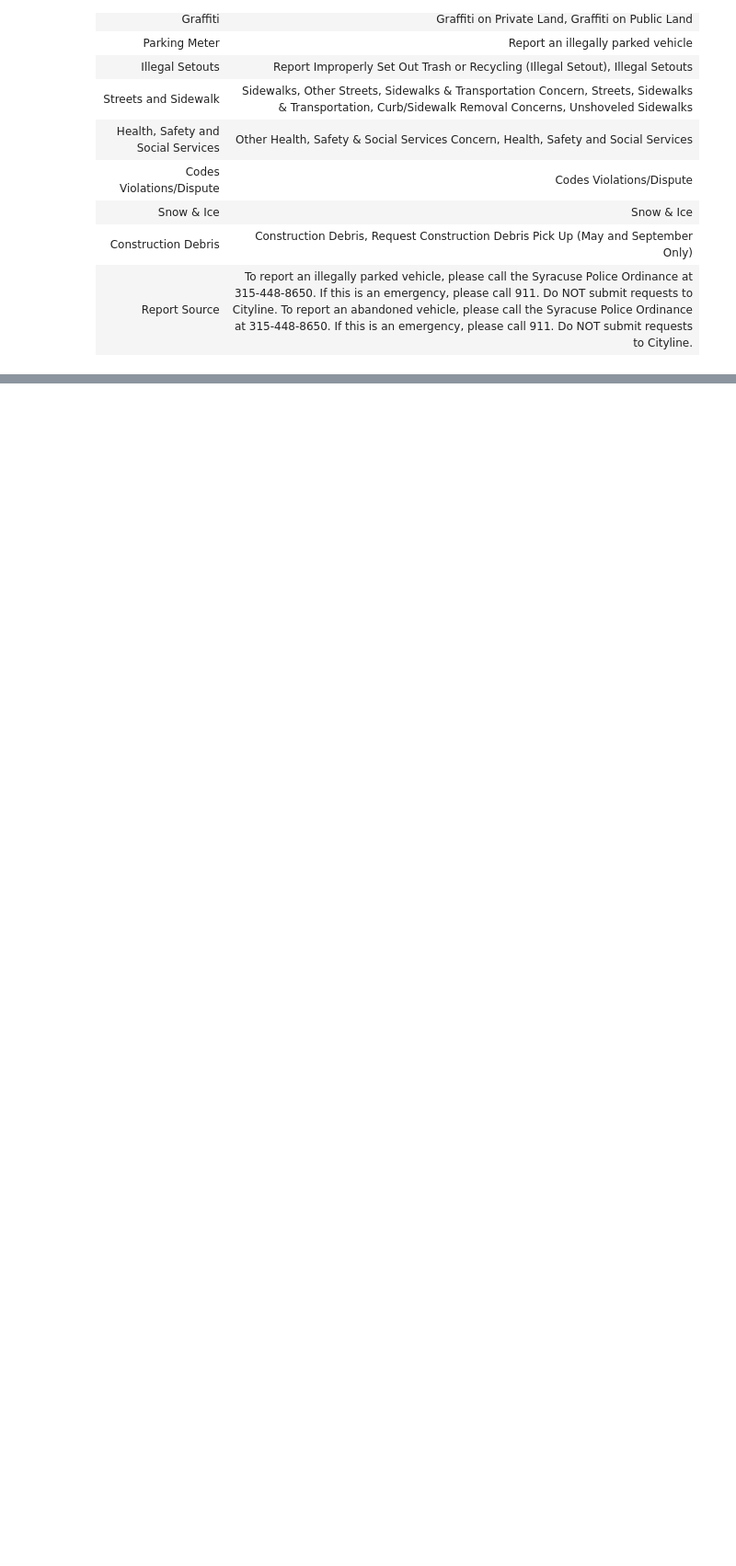
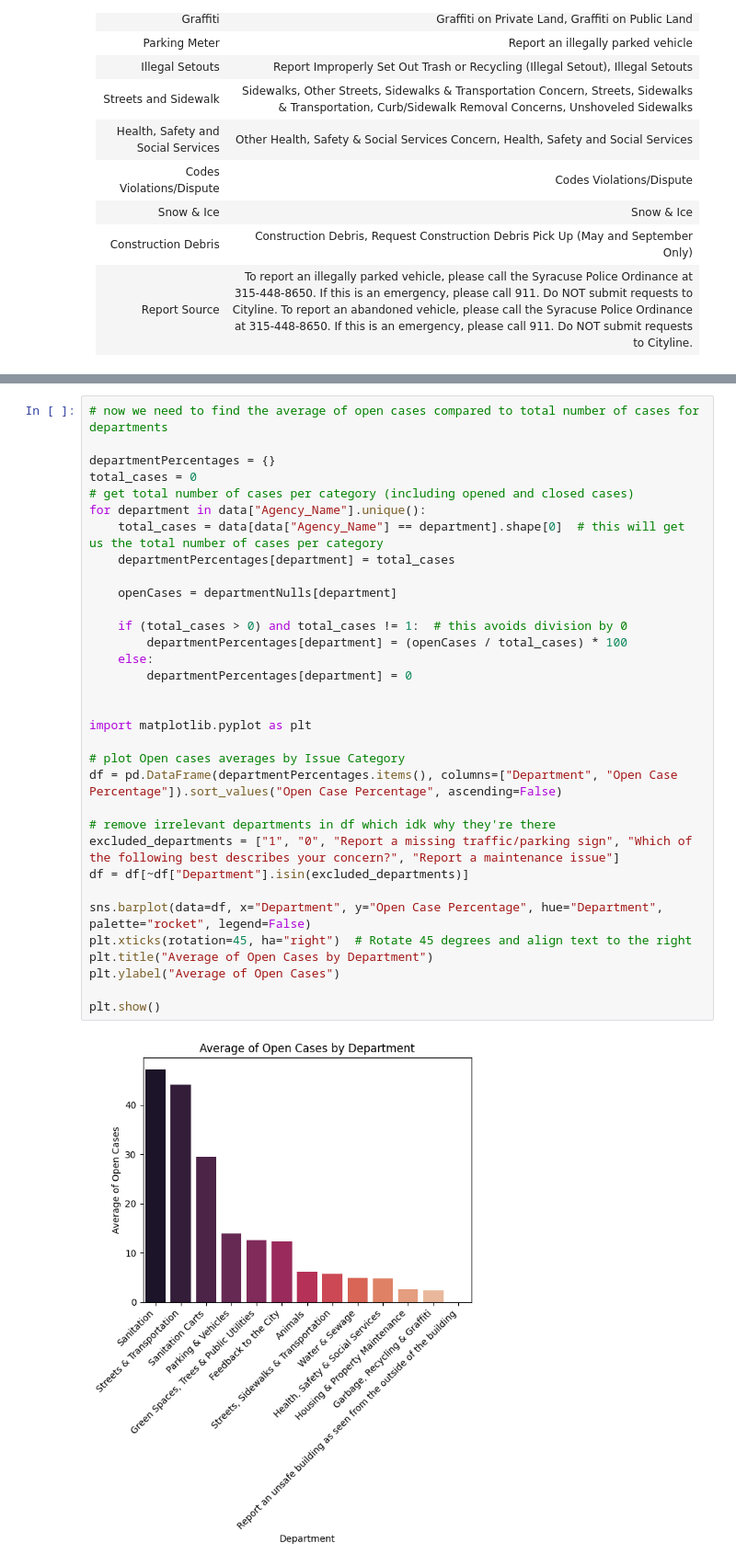
Before and after one commit to Daniwave100/Analyzing-Syracuse-Municipal-Complaint-Resolution, a Jupyter notebook: DataExploration.ipynb, the cells around one changed output, grey strips where cells are left out. Shown at 92% size. Drawn from its saved outputs; the diff is of its cells as text; blank space fills up the shorter version.

```diff
--- a/DataExploration.ipynb
+++ b/DataExploration.ipynb
@@ -230,0 +261,35 @@ Chief Operating Officer 2
+# %%
+# now we need to find the average of open cases compared to total number of cases for departments
+
+departmentPercentages = {}
+total_cases = 0
+# get total number of cases per category (including opened and closed cases)
+for department in data["Agency_Name"].unique():
+    total_cases = data[data["Agency_Name"] == department].shape[0]  # this will get us the total number of cases per category
+    departmentPercentages[department] = total_cases
+
+    openCases = departmentNulls[department]
+
+    if (total_cases > 0) and total_cases != 1:  # this avoids division by 0
+        departmentPercentages[department] = (openCases / total_cases) * 100
+    else:
+        departmentPercentages[department] = 0
+
+
+import matplotlib.pyplot as plt
+
+# plot Open cases averages by Issue Category
+df = pd.DataFrame(departmentPercentages.items(), columns=["Department", "Open Case Percentage"]).sort_values("Open Case Percentage", ascending=False)
+
+# remove irrelevant departments in df which idk why they're there
+excluded_departments = ["1", "0", "Report a missing traffic/parking sign", "Which of the following best describes your concern?", "Report a maintenance issue"]
+df = df[~df["Department"].isin(excluded_departments)]
+
+sns.barplot(data=df, x="Department", y="Open Case Percentage", hue="Department", palette="rocket", legend=False)
+plt.xticks(rotation=45, ha="right")  # Rotate 45 degrees and align text to the right
+plt.title("Average of Open Cases by Department")
+plt.ylabel("Average of Open Cases")
+
+plt.show()
+# %% [output]
+[figure, added]
```
Also changed, not shown: parts of 11 cells of this notebook, 1 other file.
